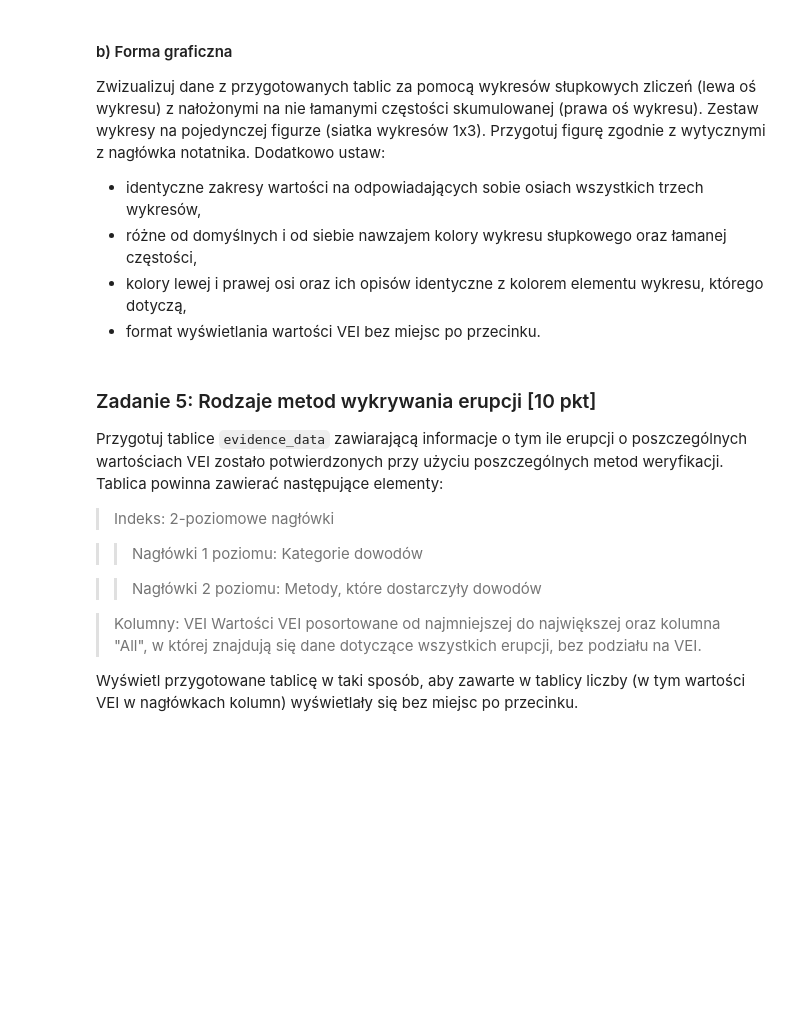
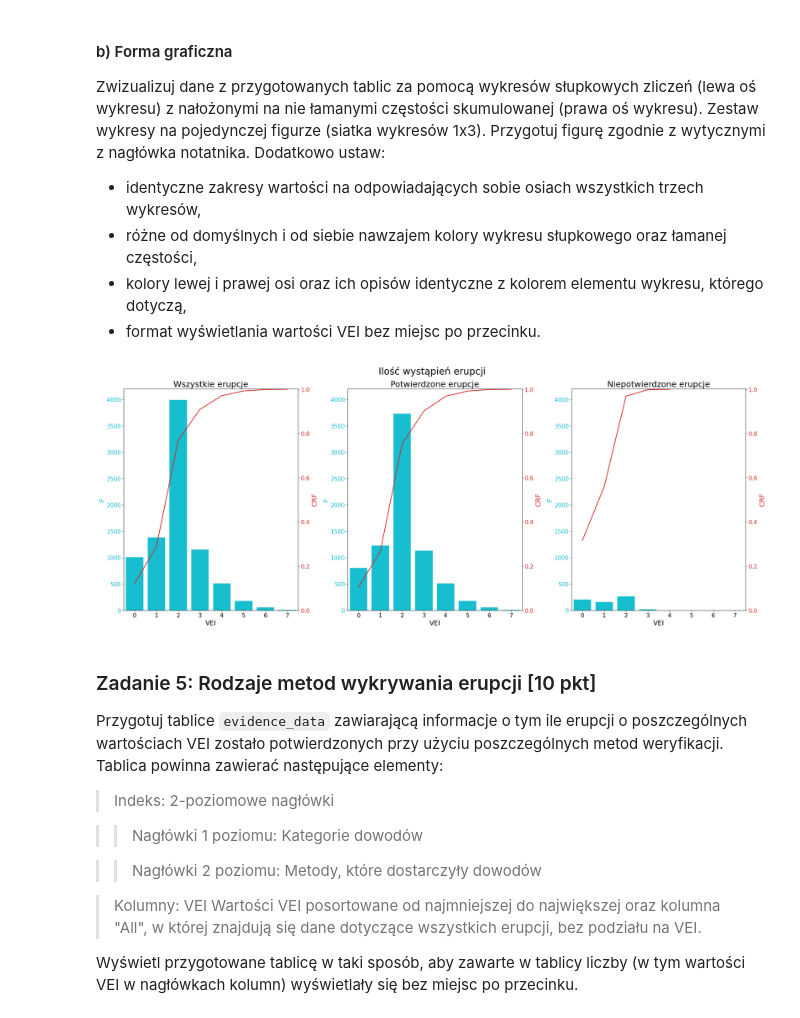
Before and after one commit to kubanskan/AGHCourse-DataAnalysisPython, a Jupyter notebook: Project1-DescriptiveStatistics/ZZ01_CZ03.ipynb, the cells around one changed output. Drawn from its saved outputs; the diff is of its cells as text; code cells hidden in the pictures; blank space fills up the shorter version.

```diff
--- a/Project1-DescriptiveStatistics/ZZ01_CZ03.ipynb
+++ b/Project1-DescriptiveStatistics/ZZ01_CZ03.ipynb
@@ -137,6 +134,59 @@ Zwizualizuj dane z przygotowanych tablic za pomocą wykresów słupkowych zlicze
 - format wyświetlania wartości VEI bez miejsc po przecinku.
 # %%
 fig, ax = plt.subplots(1,3, figsize = (25,10))
+colorf = 'tab:cyan'
+colorcf = 'tab:red'
+
+ax1 = ax[0].twinx()
+ax[0].bar(vei_data['All eruptions'].index, vei_data['All eruptions']['f'], color = colorf)
+ax1.plot(vei_data['All eruptions'].index, vei_data['All eruptions']['crf'], color = colorcf, lw = 2)
+ax[0].set_xlabel('VEI', fontsize = 18)
+ax[0].set_ylabel('F', color = colorf, fontsize = 18)
+ax1.set_ylabel('CRF', color = colorcf, fontsize = 18)
+ax1.tick_params(labelcolor = colorcf, labelsize = 15)
+ax[0].tick_params(axis = 'y', labelcolor = colorf)
+ax[0].tick_params(labelsize=15)
+ax[0].set_title('Wszystkie erupcje',  fontsize = 22)
+ax[0].set_ylim(0,4200)
+ax[0].set_xlim(-0.5,7.5)
+ax1.set_ylim(0,1.002)
+
+
+ax2 = ax[1].twinx()
+ax[1].bar(vei_data['Confirmed Eruptions'].index, vei_data['Confirmed Eruptions']['f'], color = colorf)
+ax2.plot(vei_data['Confirmed Eruptions'].index, vei_data['Confirmed Eruptions']['crf'], color = colorcf, lw = 2)
+ax2.tick_params(axis = 'y', labelcolor = colorcf, labelsize = 15)
+ax[1].set_xlabel('VEI', fontsize = 18)
+ax[1].set_ylabel('F', color = colorf, fontsize = 18)
+ax2.set_ylabel('CRF', color = colorcf, fontsize = 18)
+ax[1].tick_params(axis = 'y', labelcolor = colorf)
+ax[1].tick_params(labelsize=15)
+ax[1].set_title('Potwierdzone erupcje', fontsize = 22)
+ax[1].set_ylim(0,4200)
+ax[1].set_xlim(-0.5,7.5)
+ax2.set_ylim(0,1.002)
+
+
+
+ax3 = ax[2].twinx()
+ax[2].bar(vei_data['Uncertain Eruptions'].index,vei_data['Uncertain Eruptions']['f'], color = colorf)
+ax3.plot(vei_data['Uncertain Eruptions'].index, vei_data['Uncertain Eruptions']['crf'], color = colorcf, lw = 2)
+ax[2].set_xlabel('VEI', fontsize = 18)
+ax[2].set_ylabel('F', color = colorf, fontsize = 18)
+ax3.set_ylabel('CRF', color = colorcf, fontsize = 18)
+ax3.tick_params(labelcolor = colorcf, labelsize=15)
+ax[2].tick_params(axis = 'y', labelcolor = colorf)
+ax[2].tick_params(labelsize=15)
+ax[2].set_title('Niepotwierdzone erupcje', fontsize = 22)
+ax[2].set_ylim(0,4200)
+ax[2].set_xlim(-0.5,7.5)
+ax3.set_ylim(0,1.002)
+
+
+fig.suptitle('Ilość wystąpień erupcji', fontsize = 25)
+fig.tight_layout(pad = 1.3)
+# %% [output]
+[figure, added]
 # %% [markdown]
 ### Zadanie 5: Rodzaje metod wykrywania erupcji [10 pkt]
 
```
Also changed, not shown: parts of 6 cells of this notebook, 3 other files.
